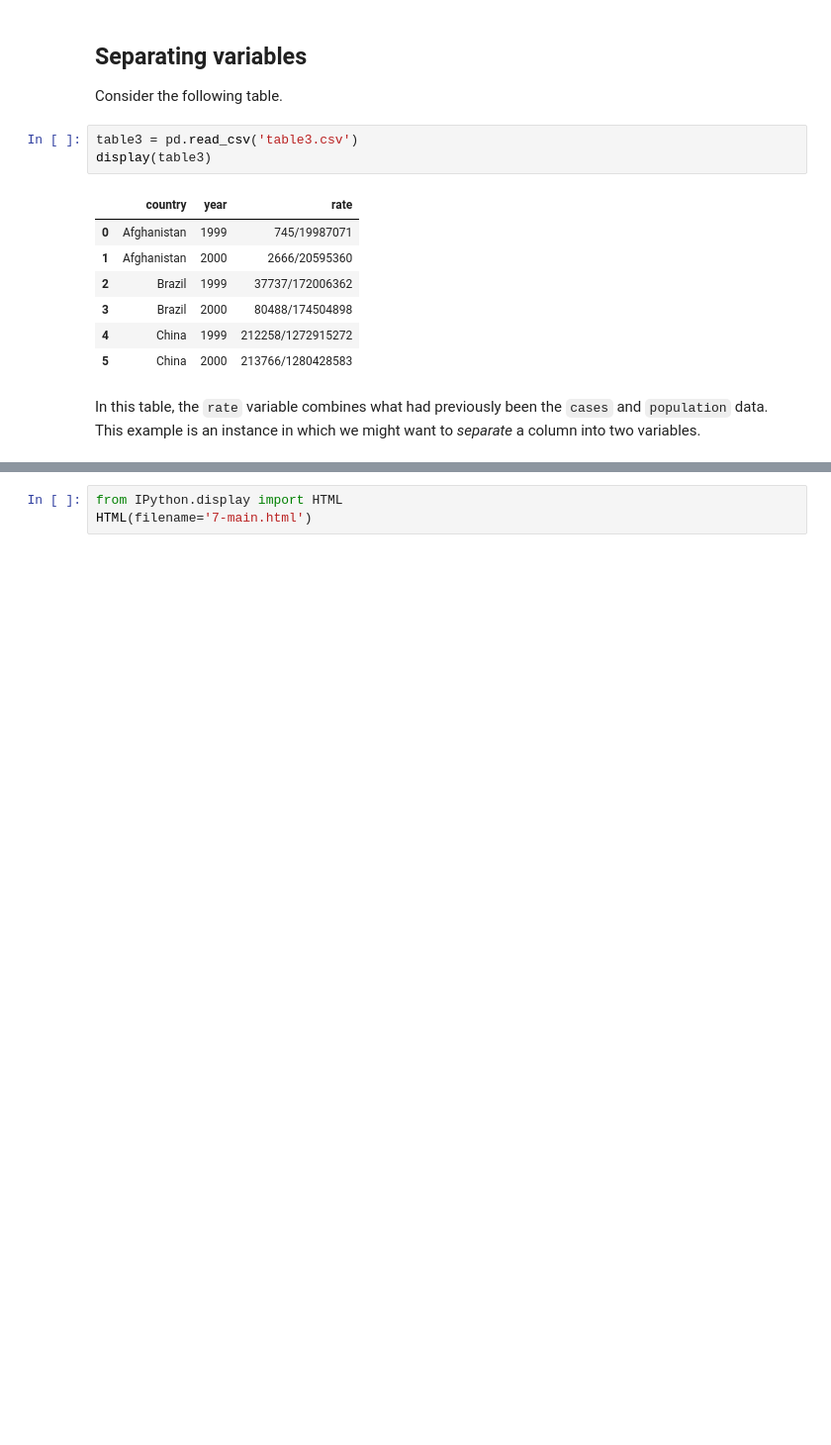
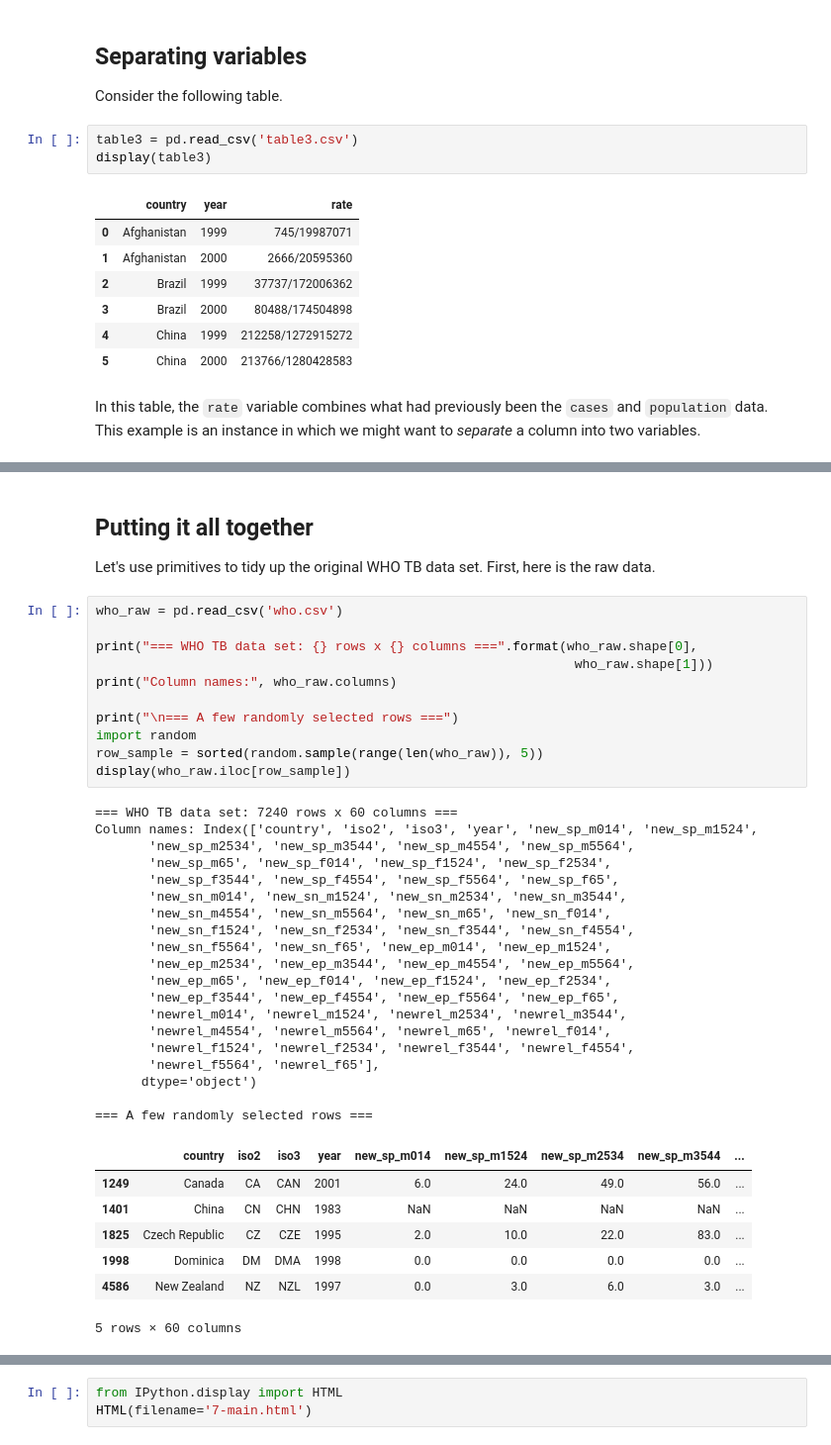
Before and after one commit to thetinahang/computing-data-analysis-review, a Jupyter notebook: Topic7/notebook7.ipynb, the cells around one changed output, grey strips where cells are left out. Shown at 99% size. Saved outputs shown, nothing was run; the diff lists cells and outputs as text; blank space fills up the shorter version.

```diff
--- a/Topic7/notebook7.ipynb
+++ b/Topic7/notebook7.ipynb
@@ -862,0 +968,41 @@ In this table, the `rate` variable combines what had previously been the `cases`
+# %% [markdown]
+## Putting it all together
+Let's use primitives to tidy up the original WHO TB data set. First, here is the raw data.
+# %%
+who_raw = pd.read_csv('who.csv')
+
+print("=== WHO TB data set: {} rows x {} columns ===".format(who_raw.shape[0],
+                                                              who_raw.shape[1]))
+print("Column names:", who_raw.columns)
+
+print("\n=== A few randomly selected rows ===")
+import random
+row_sample = sorted(random.sample(range(len(who_raw)), 5))
+display(who_raw.iloc[row_sample])
+# %% [output]
+=== WHO TB data set: 7240 rows x 60 columns ===
+Column names: Index(['country', 'iso2', 'iso3', 'year', 'new_sp_m014', 'new_sp_m1524',
+       'new_sp_m2534', 'new_sp_m3544', 'new_sp_m4554', 'new_sp_m5564',
+       'new_sp_m65', 'new_sp_f014', 'new_sp_f1524', 'new_sp_f2534',
+       'new_sp_f3544', 'new_sp_f4554', 'new_sp_f5564', 'new_sp_f65',
+       'new_sn_m014', 'new_sn_m1524', 'new_sn_m2534', 'new_sn_m3544',
+       'new_sn_m4554', 'new_sn_m5564', 'new_sn_m65', 'new_sn_f014',
+       'new_sn_f1524', 'new_sn_f2534', 'new_sn_f3544', 'new_sn_f4554',
+       'new_sn_f5564', 'new_sn_f65', 'new_ep_m014', 'new_ep_m1524',
+       'new_ep_m2534', 'new_ep_m3544', 'new_ep_m4554', 'new_ep_m5564',
+       'new_ep_m65', 'new_ep_f014', 'new_ep_f1524', 'new_ep_f2534',
+       'new_ep_f3544', 'new_ep_f4554', 'new_ep_f5564', 'new_ep_f65',
+       'newrel_m014', 'newrel_m1524', 'newrel_m2534', 'newrel_m3544',
+       'newrel_m4554', 'newrel_m5564', 'newrel_m65', 'newrel_f014',
+       'newrel_f1524', 'newrel_f2534', 'newrel_f3544', 'newrel_f4554',
+       'newrel_f5564', 'newrel_f65'],
+      dtype='object')
+
+=== A few randomly selected rows ===
+|  | country | iso2 | iso3 | year | new_sp_m014 | new_sp_m1524 | new_sp_m2534 | new_sp_m3544 | ... |
+| 1249 | Canada | CA | CAN | 2001 | 6.0 | 24.0 | 49.0 | 56.0 | ... |
+| 1401 | China | CN | CHN | 1983 | NaN | NaN | NaN | NaN | ... |
+| 1825 | Czech Republic | CZ | CZE | 1995 | 2.0 | 10.0 | 22.0 | 83.0 | ... |
+| 1998 | Dominica | DM | DMA | 1998 | 0.0 | 0.0 | 0.0 | 0.0 | ... |
+| 4586 | New Zealand | NZ | NZL | 1997 | 0.0 | 3.0 | 6.0 | 3.0 | ... |
+5 rows × 60 columns
```
Also changed, not shown: parts of 15 cells of this notebook.
